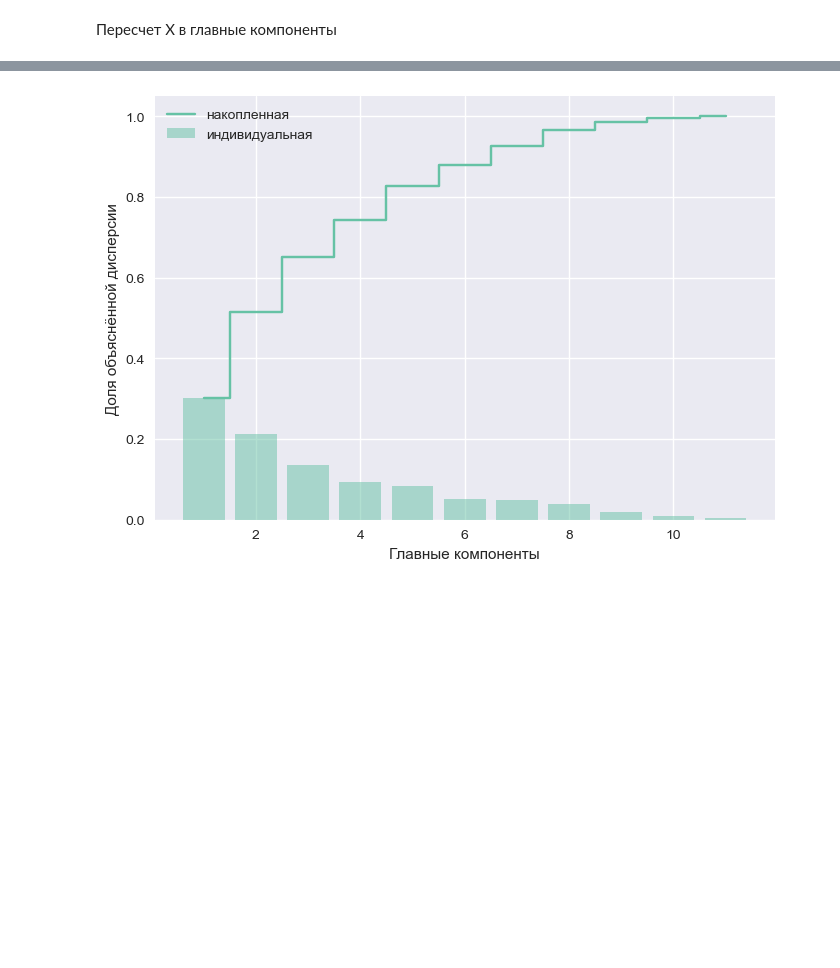
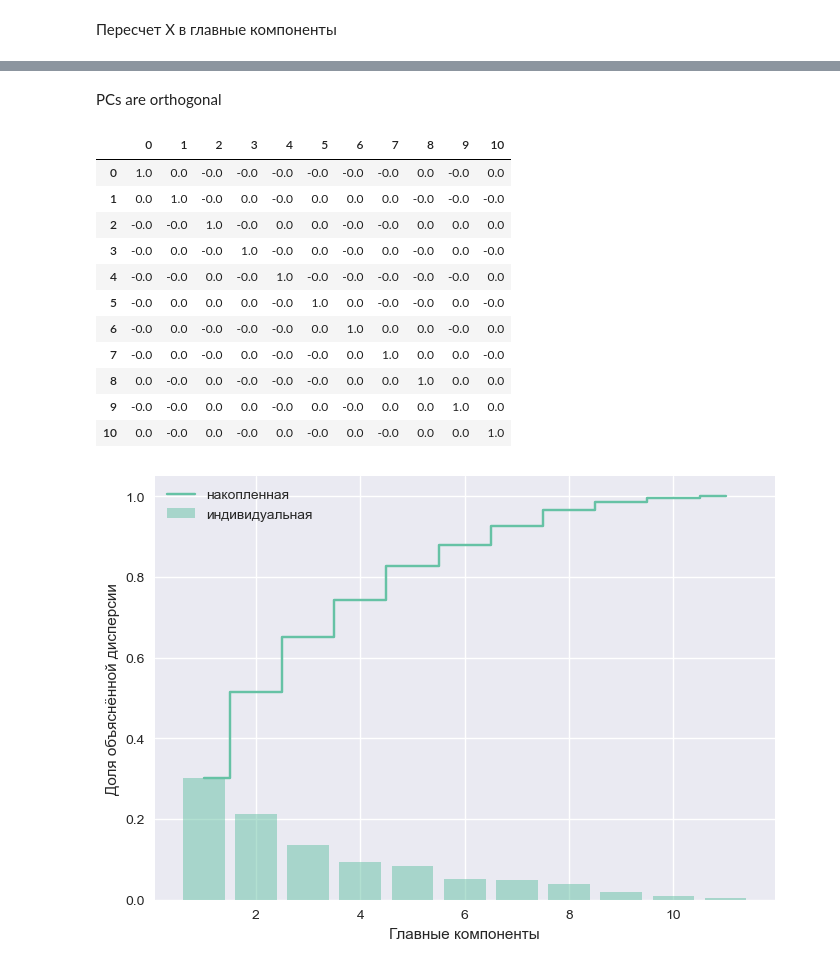
Before and after one commit to tony-pitchblack/GUU-MITMO-2024, a Jupyter notebook: Lab-04/lab_04.ipynb, the cells around one changed output, grey strips where cells are left out. Saved outputs shown, nothing was run; the diff lists cells and outputs as text; code cells hidden in the pictures; blank space fills up the shorter version.

```diff
--- a/Lab-04/lab_04.ipynb
+++ b/Lab-04/lab_04.ipynb
@@ -352,3 +342,21 @@ pd.DataFrame(np.round(frac_var_expl, 3))
+# %% [markdown]
+PCs are orthogonal
+# %%
+corr_mat = pd.DataFrame(X_train_pca).corr()
+np.round(corr_mat, 2)
+# %% [output]
+|  | 0 | 1 | 2 | 3 | 4 | 5 | 6 | 7 | 8 | 9 | 10 |
+| 0 | 1.0 | 0.0 | -0.0 | -0.0 | -0.0 | -0.0 | -0.0 | -0.0 | 0.0 | -0.0 | 0.0 |
+| 1 | 0.0 | 1.0 | -0.0 | 0.0 | -0.0 | 0.0 | 0.0 | 0.0 | -0.0 | -0.0 | -0.0 |
+| 2 | -0.0 | -0.0 | 1.0 | -0.0 | 0.0 | 0.0 | -0.0 | -0.0 | 0.0 | 0.0 | 0.0 |
+| 3 | -0.0 | 0.0 | -0.0 | 1.0 | -0.0 | 0.0 | -0.0 | 0.0 | -0.0 | 0.0 | -0.0 |
+| 4 | -0.0 | -0.0 | 0.0 | -0.0 | 1.0 | -0.0 | -0.0 | -0.0 | -0.0 | -0.0 | 0.0 |
+| 5 | -0.0 | 0.0 | 0.0 | 0.0 | -0.0 | 1.0 | 0.0 | -0.0 | -0.0 | 0.0 | -0.0 |
+| 6 | -0.0 | 0.0 | -0.0 | -0.0 | -0.0 | 0.0 | 1.0 | 0.0 | 0.0 | -0.0 | 0.0 |
+| 7 | -0.0 | 0.0 | -0.0 | 0.0 | -0.0 | -0.0 | 0.0 | 1.0 | 0.0 | 0.0 | -0.0 |
+| 8 | 0.0 | -0.0 | 0.0 | -0.0 | -0.0 | -0.0 | 0.0 | 0.0 | 1.0 | 0.0 | 0.0 |
+| 9 | -0.0 | -0.0 | 0.0 | 0.0 | -0.0 | 0.0 | -0.0 | 0.0 | 0.0 | 1.0 | 0.0 |
+| 10 | 0.0 | -0.0 | 0.0 | -0.0 | 0.0 | -0.0 | 0.0 | -0.0 | 0.0 | 0.0 | 1.0 |
 # %%
 # график объяснённой дисперсии
 plt.bar(range(1, 12), pca.explained_variance_ratio_, alpha=0.5,
```
Also changed, not shown: parts of 11 cells of this notebook, 1 other file.
